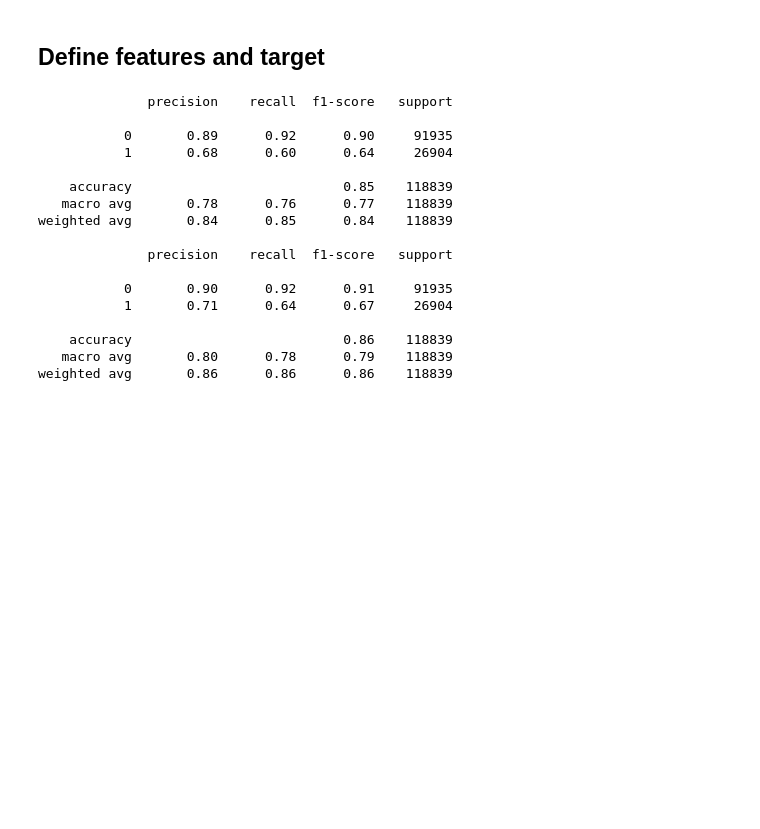
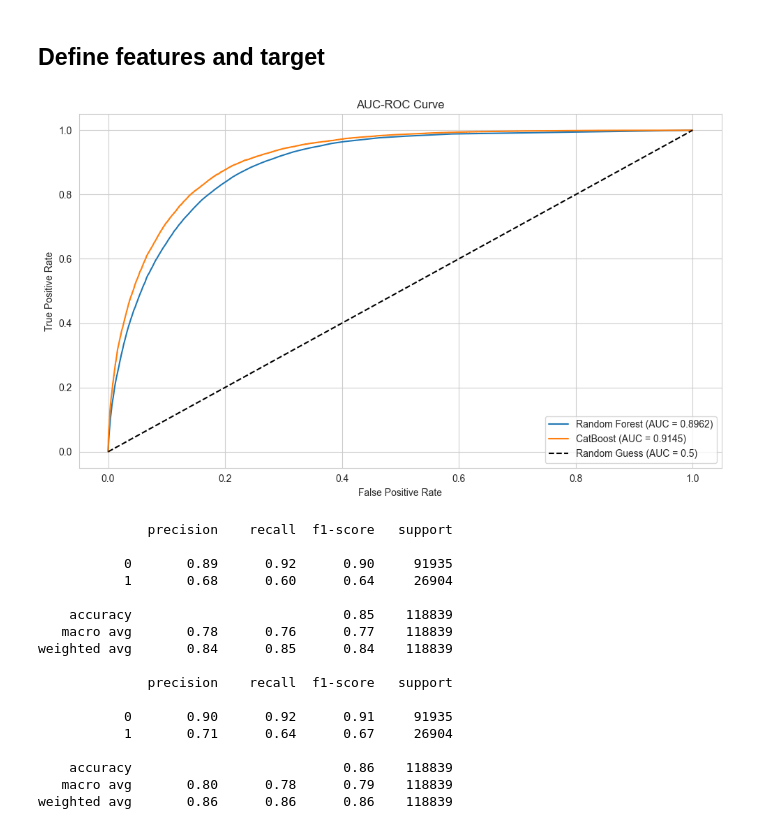
Before and after one commit to Garysiuuu/customer_churn, a Jupyter notebook: customer_churn.ipynb, the cells around one changed output. Cells and saved outputs as stored; diff of their text form; code cells hidden in the pictures; blank space fills up the shorter version.

Commit message:
customer_churn

```diff
--- a/customer_churn.ipynb
+++ b/customer_churn.ipynb
@@ -15,7 +15,7 @@ from catboost import CatBoostClassifier, Pool
 # %%
 pd.set_option("display.max_columns", None)
 # %%
-path = r"C:\Users\GarySiu\Desktop\test\customer_churn\customer_churn"
+path = r"/Users/tszfungsiu/Desktop/SideProject/customer_churn"
 
 train = pd.read_csv(os.path.join(path, "train.csv"))
 test = pd.read_csv(os.path.join(path, "test.csv"))
@@ -177,19 +177,50 @@ models = {
                     )
 }
 # %%
+y_pred_random_forest = None
+y_pred_catboost = None
+
 for name, model in models.items():
 
     model.fit(X_train, y_train)
 
     predictions = model.predict(x_train_test)
 
+    # Get probabilities for AUC-ROC
+    y_proba = model.predict_proba(x_train_test)[:, 1]
+
     if name == "Random Forest Classifier":
         class_report = classification_report(y_train_test, predictions, target_names=['0','1'])
         random_forest_classification_report = class_report
+        y_pred_random_forest = y_proba
 
     else:
         class_report = classification_report(y_train_test, predictions, target_names=['0','1'])
         catboost_classification_report = class_report
+        y_pred_catboost = y_proba
+# %%
+# AUC score
+auc_random_forest = roc_auc_score(y_train_test, y_pred_random_forest)
+auc_catboost = roc_auc_score(y_train_test, y_pred_catboost)
+
+# ROC curve
+fpr_random_forest, tpr_random_forest, thresholds_random_forest = roc_curve(y_train_test, y_pred_random_forest)
+fpr_catboost, tpr_catboost, thresholds_catboost = roc_curve(y_train_test, y_pred_catboost)
+
+plt.figure(figsize=(10, 6))
+
+plt.plot(fpr_random_forest, tpr_random_forest, label=f"Random Forest (AUC = {auc_random_forest:.4f})")
+plt.plot(fpr_catboost, tpr_catboost, label=f"CatBoost (AUC = {auc_catboost:.4f})")
+plt.plot([0, 1], [0, 1], 'k--', label="Random Guess (AUC = 0.5)")
+
+plt.xlabel("False Positive Rate")
+plt.ylabel("True Positive Rate")
+plt.title("AUC-ROC Curve")
+plt.legend(loc="lower right")
+plt.tight_layout()
+plt.show()
+# %% [output]
+[figure, added]
 # %%
 print(random_forest_classification_report)
 print(catboost_classification_report)
```
Also changed, not shown: parts of 1 cell of this notebook, 5 other files.
